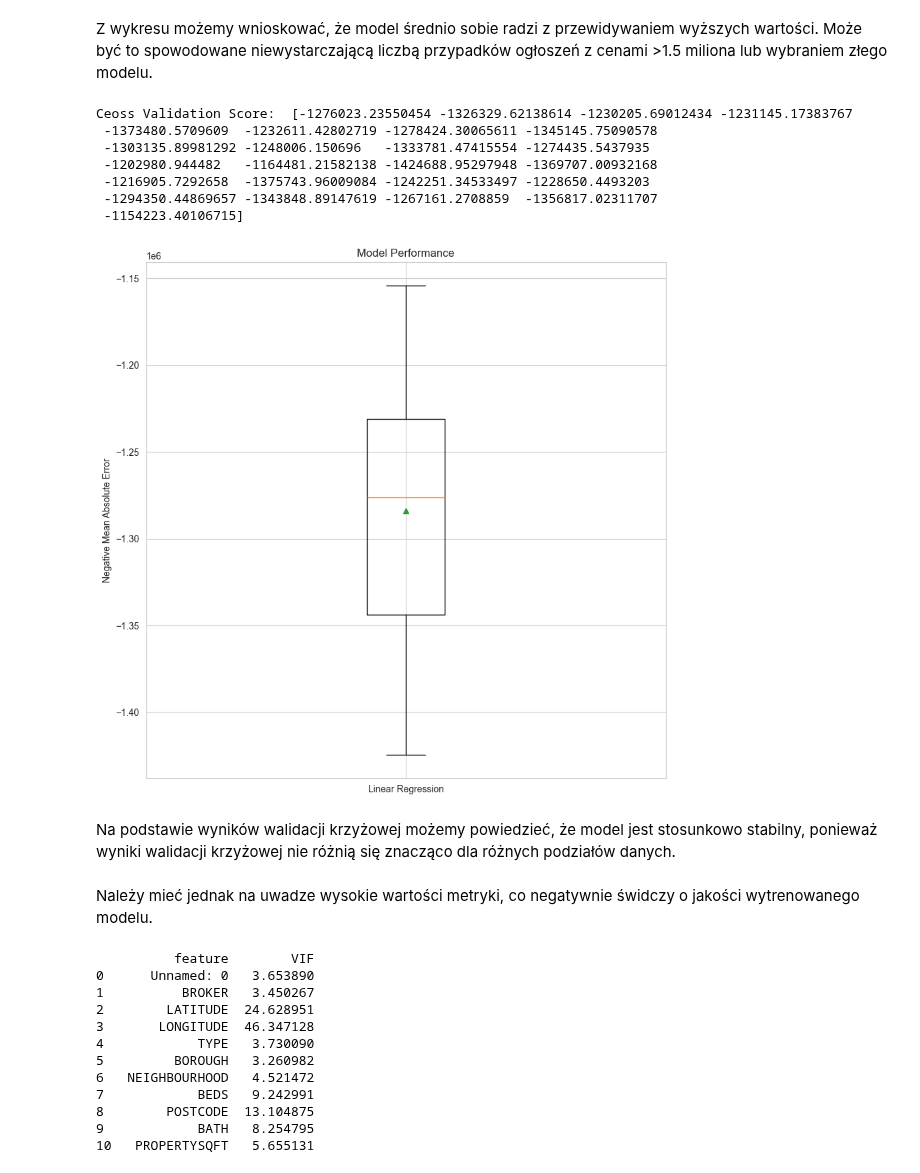
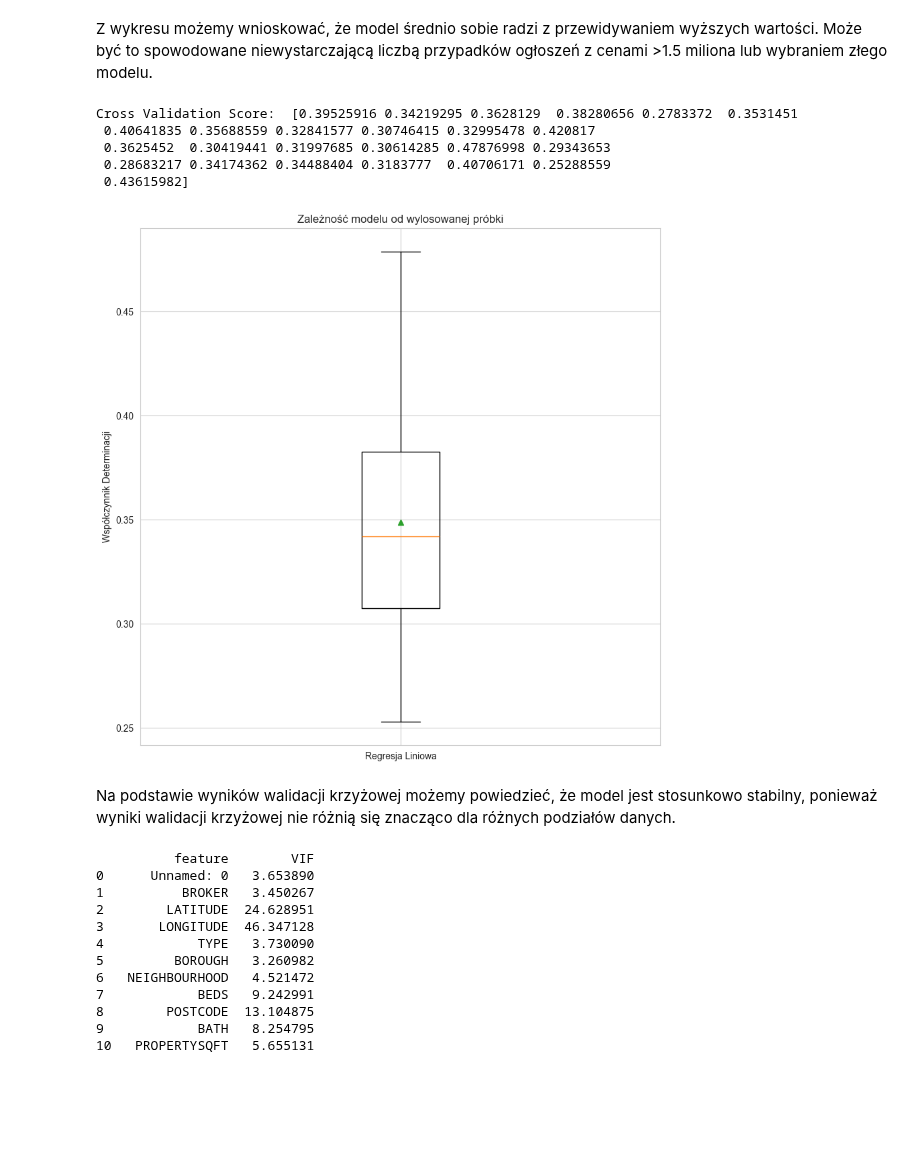
Before and after one commit to Aleksandra191/PUM_projekt_NA_EM_AK, a Jupyter notebook: model_podstawowy_benchmark.ipynb, the cells around one changed output. Cells and saved outputs as stored; diff of their text form; code cells hidden in the pictures; blank space fills up the shorter version.

Commit message:
model podstawowy

```diff
--- a/model_podstawowy_benchmark.ipynb
+++ b/model_podstawowy_benchmark.ipynb
@@ -78,31 +77,27 @@ Z wykresu możemy wnioskować, że model średnio sobie radzi z przewidywaniem w
 # %%
 from sklearn.model_selection import cross_val_score, RepeatedKFold
 from sklearn.pipeline import Pipeline
 cv = RepeatedKFold(n_splits=5, n_repeats=5,random_state=1)
 pipe_linear = Pipeline([
     ('linear', LinearRegression(fit_intercept=True))
 ])
 
-model_linear_scores = cross_val_score(pipe_linear, X, y, scoring='neg_mean_absolute_error', cv = cv)
-print("Ceoss Validation Score: ", model_linear_scores)
+model_linear_scores = cross_val_score(pipe_linear, X, y, scoring='r2', cv = cv)
+print("Cross Validation Score: ", model_linear_scores)
 plt.figure(figsize=(10, 10))
-plt.boxplot([model_linear_scores], labels=['Linear Regression'], showmeans=True)
-plt.title('Model Performance')
-plt.ylabel('Negative Mean Absolute Error')
+plt.boxplot([model_linear_scores], labels=['Regresja Liniowa'], showmeans=True)
+plt.title('Zależność modelu od wylosowanej próbki')
+plt.ylabel('Współczynnik Determinacji')
 plt.show()
 # %% [output]
-Ceoss Validation Score:  [-1276023.23550454 -1326329.62138614 -1230205.69012434 -1231145.17383767
- -1373480.5709609  -1232611.42802719 -1278424.30065611 -1345145.75090578
- -1303135.89981292 -1248006.150696   -1333781.47415554 -1274435.5437935
- -1202980.944482   -1164481.21582138 -1424688.95297948 -1369707.00932168
- -1216905.7292658  -1375743.96009084 -1242251.34533497 -1228650.4493203
- -1294350.44869657 -1343848.89147619 -1267161.2708859  -1356817.02311707
- -1154223.40106715]
+Cross Validation Score:  [0.39525916 0.34219295 0.3628129  0.38280656 0.2783372  0.3531451
+ 0.40641835 0.35688559 0.32841577 0.30746415 0.32995478 0.420817
+ 0.3625452  0.30419441 0.31997685 0.30614285 0.47876998 0.29343653
+ 0.28683217 0.34174362 0.34488404 0.3183777  0.40706171 0.25288559
+ 0.43615982]
-[figure, old version]
+[figure, new version]
 # %% [markdown]
 Na podstawie wyników walidacji krzyżowej możemy powiedzieć, że model jest stosunkowo stabilny, ponieważ wyniki walidacji krzyżowej nie różnią się znacząco dla różnych podziałów danych.
-# %% [markdown]
-Należy mieć jednak na uwadze wysokie wartości metryki, co negatywnie świdczy o jakości wytrenowanego modelu.
 # %%
 from statsmodels.stats.outliers_influence import variance_inflation_factor
 vif_x=X.copy()
```
Also changed, not shown: parts of 5 cells of this notebook.
